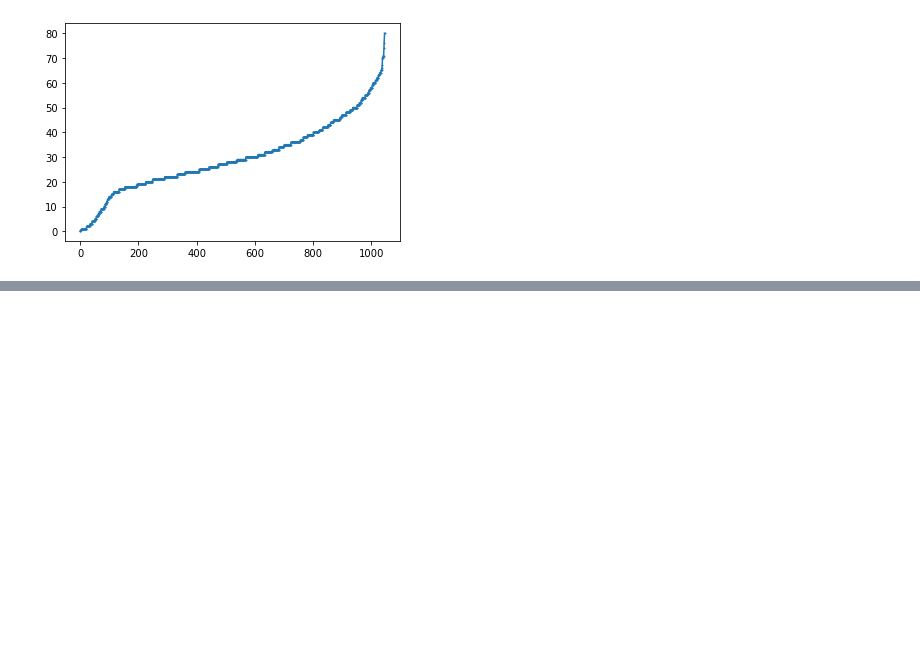
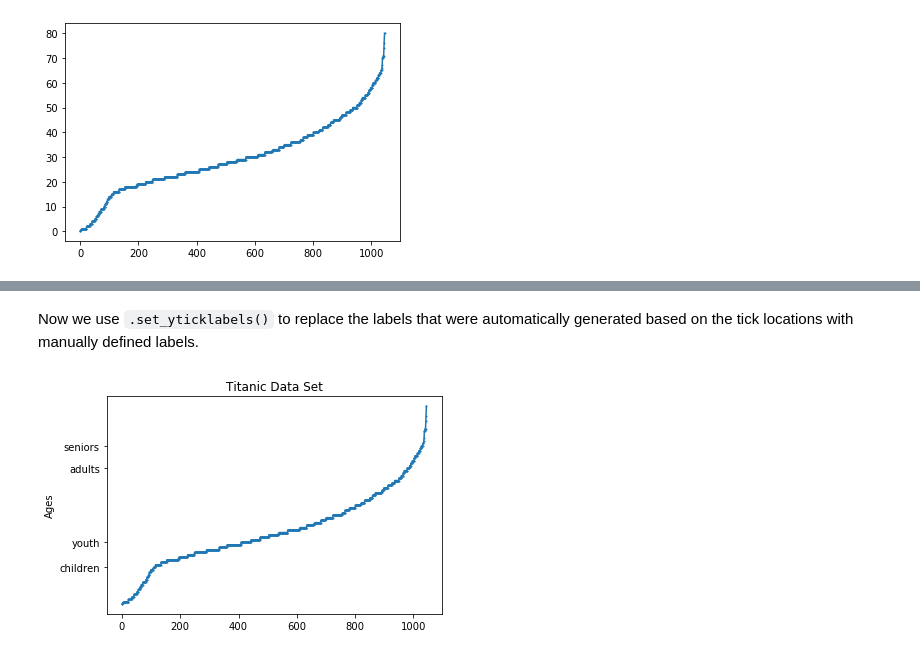
Before and after one commit to matplotlib/GettingStarted, a Jupyter notebook: notebooks/01_overview.ipynb, the cells around one changed output, grey strips where cells are left out. Drawn from its saved outputs; the diff is of its cells as text; code cells hidden in the pictures; blank space fills up the shorter version.

```diff
--- a/notebooks/01_overview.ipynb
+++ b/notebooks/01_overview.ipynb
@@ -75,0 +113,11 @@ _ = ax.plot(np.sort(df['age']), marker='o', markersize=1)
+# %% [markdown]
+ Now we use `.set_yticklabels()` to replace the labels that were automatically generated based on the tick locations with manually defined labels.
+# %%
+fig, ax = plt.subplots()
+_ = ax.set_title ("Titanic Data Set")
+_ = ax.plot(np.sort(df['age']), marker='o', markersize=1)
+_ = ax.set_ylabel("Ages")
+_ = ax.set_yticks([15,25, 55, 64])
+_ = ax.set_yticklabels(['children', 'youth', 'adults', 'seniors'])
+# %% [output]
+[figure, added]
```
Also changed, not shown: parts of 11 cells of this notebook, 1 other file.
